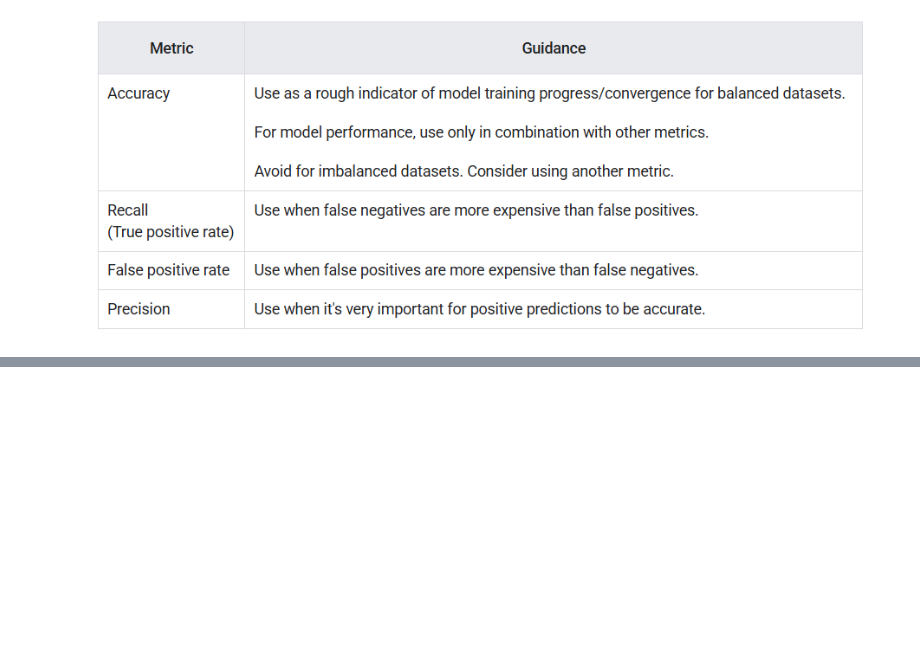
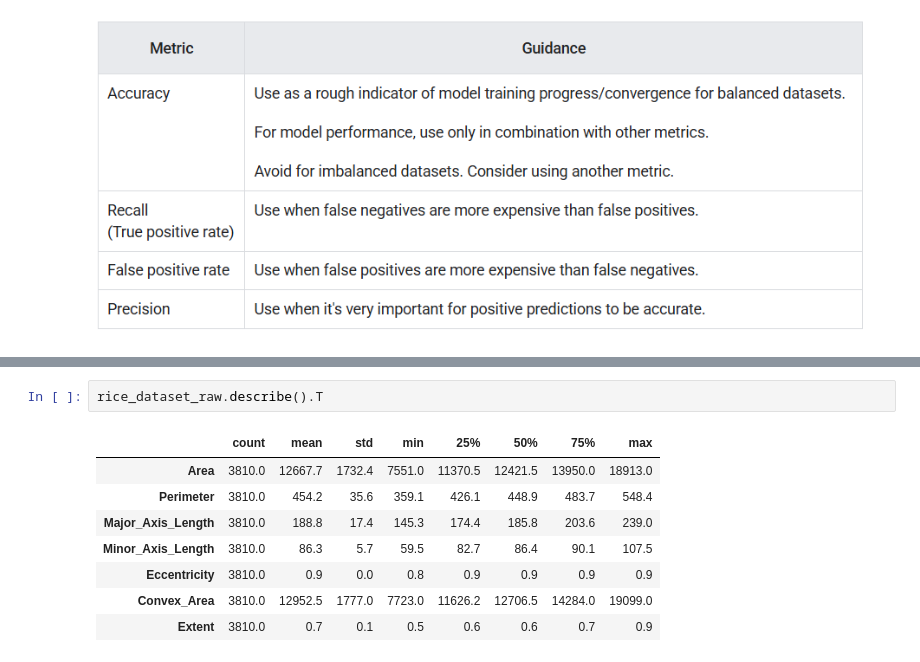
Before and after one commit to dhruvbit/machine-learning-, a Jupyter notebook: data featuring/data preprocessing/Untitled5.ipynb, the cells around one changed output, grey strips where cells are left out. Drawn from its saved outputs; the diff is of its cells as text; blank space fills up the shorter version.

```diff
--- a/data featuring/data preprocessing/Untitled5.ipynb
+++ b/data featuring/data preprocessing/Untitled5.ipynb
@@ -10,0 +37,11 @@
+# %%
+rice_dataset_raw.describe().T
+# %% [output]
+|  | count | mean | std | min | 25% | 50% | 75% | max |
+| Area | 3810.0 | 12667.7 | 1732.4 | 7551.0 | 11370.5 | 12421.5 | 13950.0 | 18913.0 |
+| Perimeter | 3810.0 | 454.2 | 35.6 | 359.1 | 426.1 | 448.9 | 483.7 | 548.4 |
+| Major_Axis_Length | 3810.0 | 188.8 | 17.4 | 145.3 | 174.4 | 185.8 | 203.6 | 239.0 |
+| Minor_Axis_Length | 3810.0 | 86.3 | 5.7 | 59.5 | 82.7 | 86.4 | 90.1 | 107.5 |
+| Eccentricity | 3810.0 | 0.9 | 0.0 | 0.8 | 0.9 | 0.9 | 0.9 | 0.9 |
+| Convex_Area | 3810.0 | 12952.5 | 1777.0 | 7723.0 | 11626.2 | 12706.5 | 14284.0 | 19099.0 |
+| Extent | 3810.0 | 0.7 | 0.1 | 0.5 | 0.6 | 0.6 | 0.7 | 0.9 |
```
Also changed, not shown: parts of 14 cells of this notebook.
